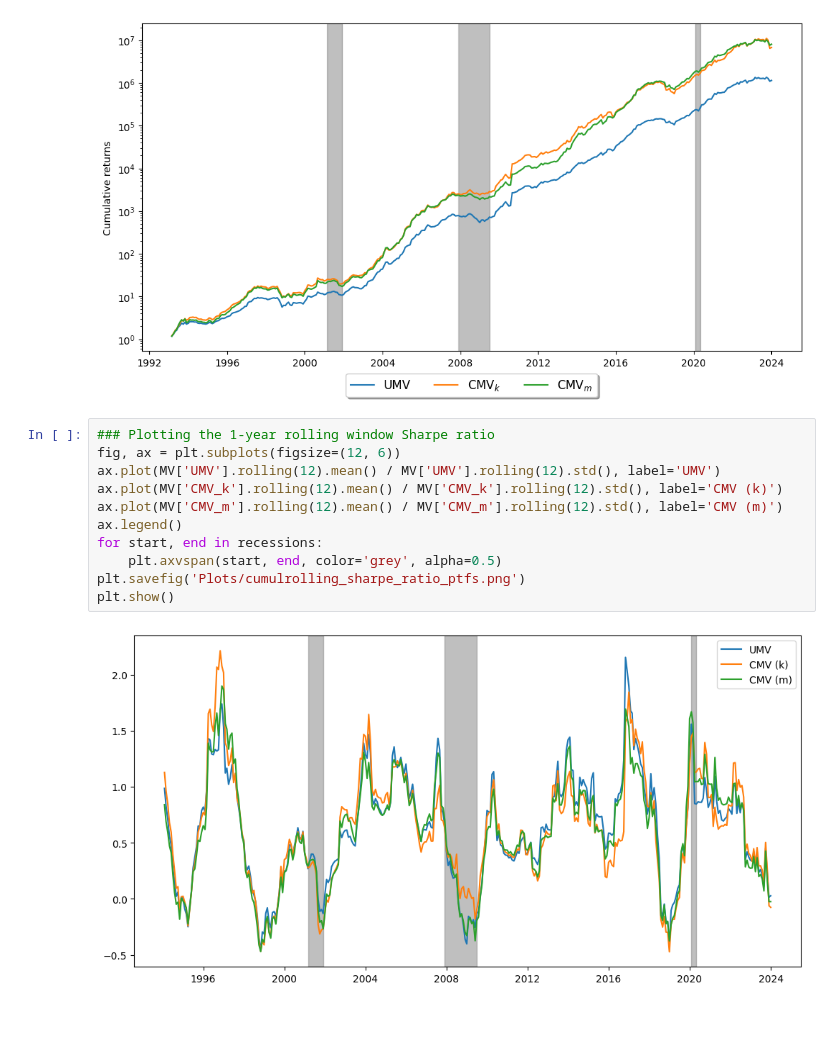
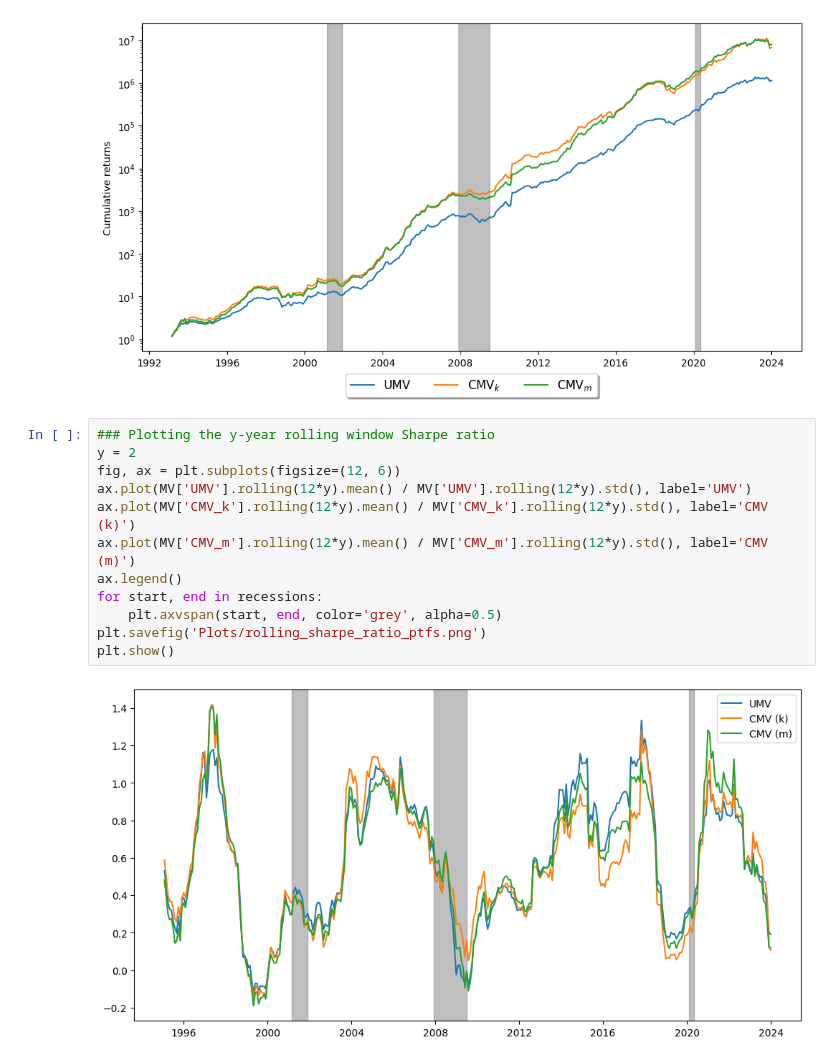
Before and after one commit to emilwilliam/Master-Thesis, a Jupyter notebook: Code/11_volatility_managed_portfolios.ipynb, the cells around one changed output. Cells and saved outputs as stored; diff of their text form; blank space fills up the shorter version.

```diff
--- a/Code/11_volatility_managed_portfolios.ipynb
+++ b/Code/11_volatility_managed_portfolios.ipynb
@@ -269,15 +269,16 @@ plt.show()
 # %% [output]
 [figure]
 # %%
-### Plotting the 1-year rolling window Sharpe ratio
+### Plotting the y-year rolling window Sharpe ratio
+y = 2
 fig, ax = plt.subplots(figsize=(12, 6))
-ax.plot(MV['UMV'].rolling(12).mean() / MV['UMV'].rolling(12).std(), label='UMV')
-ax.plot(MV['CMV_k'].rolling(12).mean() / MV['CMV_k'].rolling(12).std(), label='CMV (k)')
-ax.plot(MV['CMV_m'].rolling(12).mean() / MV['CMV_m'].rolling(12).std(), label='CMV (m)')
+ax.plot(MV['UMV'].rolling(12*y).mean() / MV['UMV'].rolling(12*y).std(), label='UMV')
+ax.plot(MV['CMV_k'].rolling(12*y).mean() / MV['CMV_k'].rolling(12*y).std(), label='CMV (k)')
+ax.plot(MV['CMV_m'].rolling(12*y).mean() / MV['CMV_m'].rolling(12*y).std(), label='CMV (m)')
 ax.legend()
 for start, end in recessions:
     plt.axvspan(start, end, color='grey', alpha=0.5)
-plt.savefig('Plots/cumulrolling_sharpe_ratio_ptfs.png')
+plt.savefig('Plots/rolling_sharpe_ratio_ptfs.png')
 plt.show()
 # %% [output]
-[figure, old version]
+[figure, new version]
```
Also changed, not shown: parts of 2 cells of this notebook, 4 other files.
